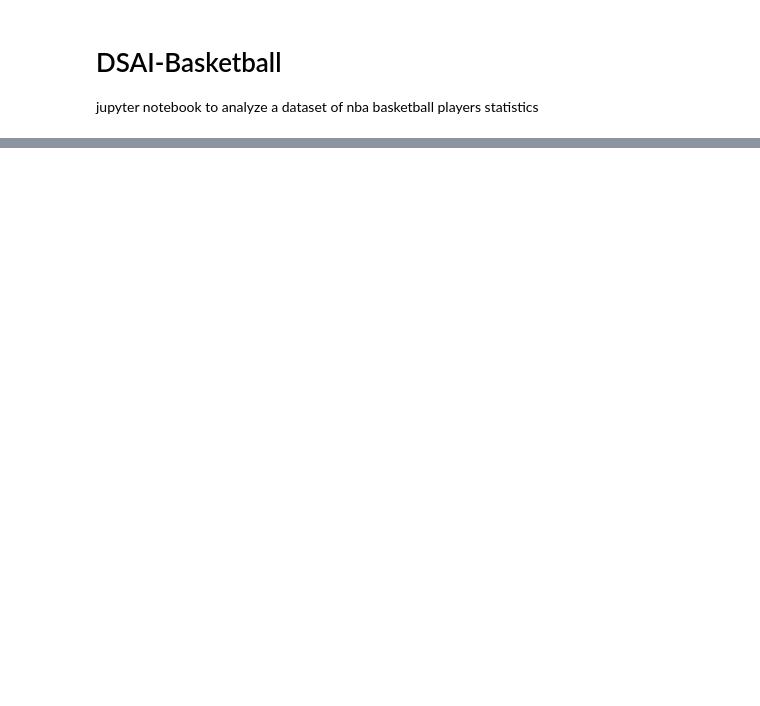
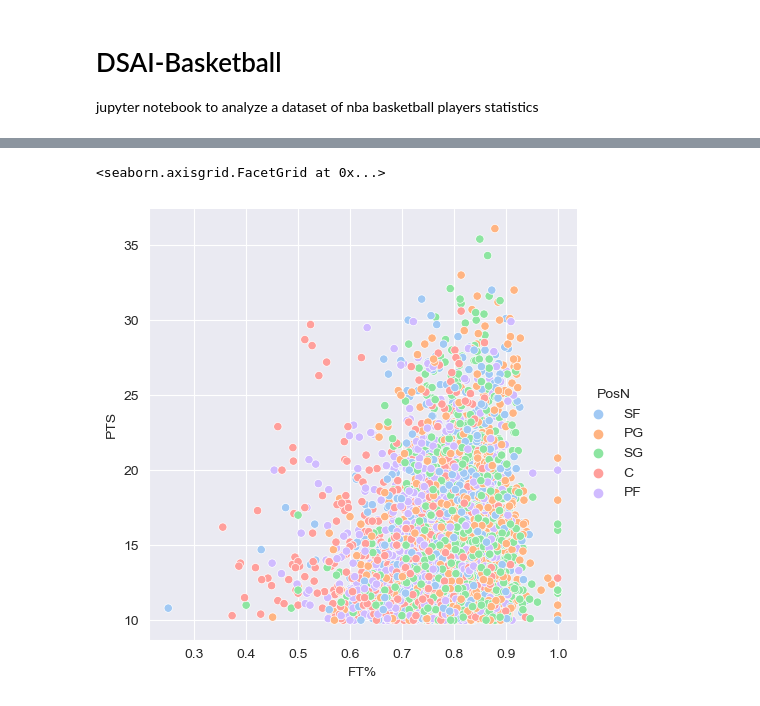
Before and after one commit to oliverpk2000/dsai-basketball, a Jupyter notebook: dsai-basketball.ipynb, the cells around one changed output, grey strips where cells are left out. Saved outputs shown, nothing was run; the diff lists cells and outputs as text; code cells hidden in the pictures; blank space fills up the shorter version.

```diff
--- a/dsai-basketball.ipynb
+++ b/dsai-basketball.ipynb
@@ -38,0 +50,5 @@ sns.histplot(data=pts_higher_ten, x="FG%", y="PTS", hue="PosN")
+# %%
+sns.relplot(data=pts_higher_ten, x="FT%", y="PTS", hue="PosN")
+# %% [output]
+<seaborn.axisgrid.FacetGrid at 0x...>
+[figure, added]
```
Also changed, not shown: parts of 5 cells of this notebook.
